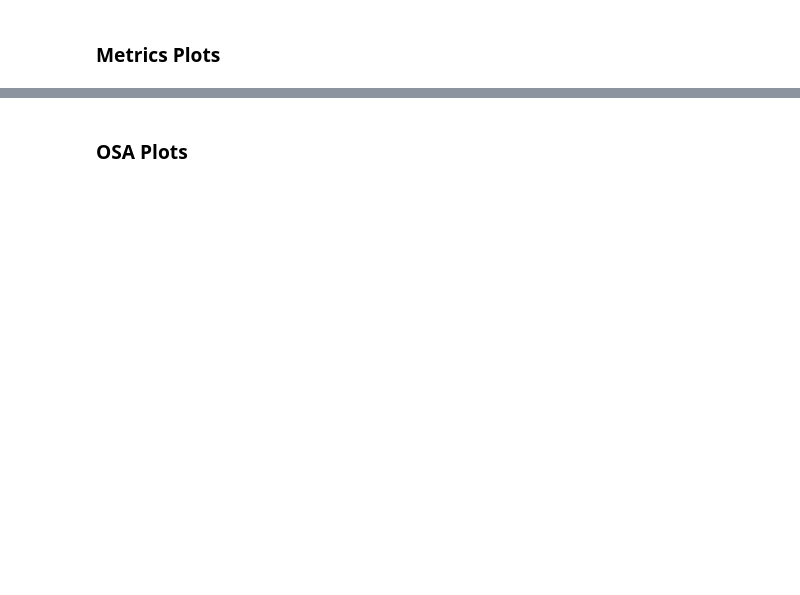
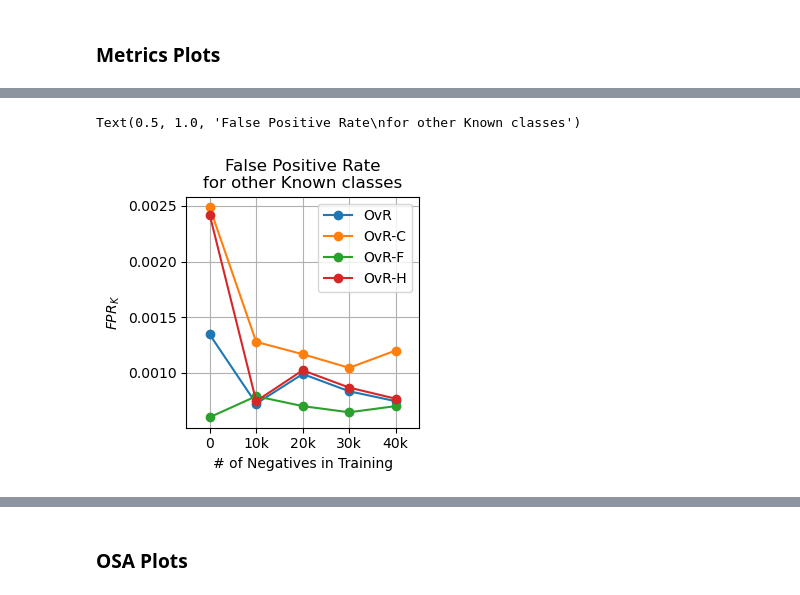
Before and after one commit to hk-kaden-kim/openset-binary, a Jupyter notebook: results-small_v4.ipynb, the cells around one changed output, grey strips where cells are left out. Drawn from its saved outputs; the diff is of its cells as text; code cells hidden in the pictures; blank space fills up the shorter version.

```diff
--- a/results-small_v4.ipynb
+++ b/results-small_v4.ipynb
@@ -340,0 +347,24 @@ FPR(NT)↓        FPR(U)↓ FPR(N)↓ FNR↓    maxOSA_N↑       maxOSA_U↑
+# %%
+ovr_fpr_nt = [item['fpr_nt_avg'] for item in ovr_results['res_fpr_fnr']]
+c_fpr_nt = [item['fpr_nt_avg'] for item in c_results['res_fpr_fnr']]
+f_fpr_nt = [item['fpr_nt_avg'] for item in f_results['res_fpr_fnr']]
+h_fpr_nt = [item['fpr_nt_avg'] for item in h_results['res_fpr_fnr']]
+
+plt.figure(figsize=(3,3))
+
+plt.plot(ovr_fpr_nt, label='OvR', marker='o')
+plt.plot(c_fpr_nt, label='OvR-C', marker='o')
+plt.plot(f_fpr_nt, label='OvR-F', marker='o')
+plt.plot(h_fpr_nt, label='OvR-H', marker='o')
+
+plt.legend()
+plt.xlim((-0.5,4.5))
+plt.xticks(range(len(ovr_fpr_nt)), ['0','10k','20k','30k','40k'])
+plt.xlabel('# of Negatives in Training')
+plt.ylabel('$FPR_K$')
+plt.grid('both')
+# plt.title("$FPR_K$ vs. Negatives in Training")
+plt.title("False Positive Rate\nfor other Known classes")
+# %% [output]
+Text(0.5, 1.0, 'False Positive Rate\nfor other Known classes')
+[figure, added]
```
Also changed, not shown: parts of 32 cells of this notebook, 6 other files.
